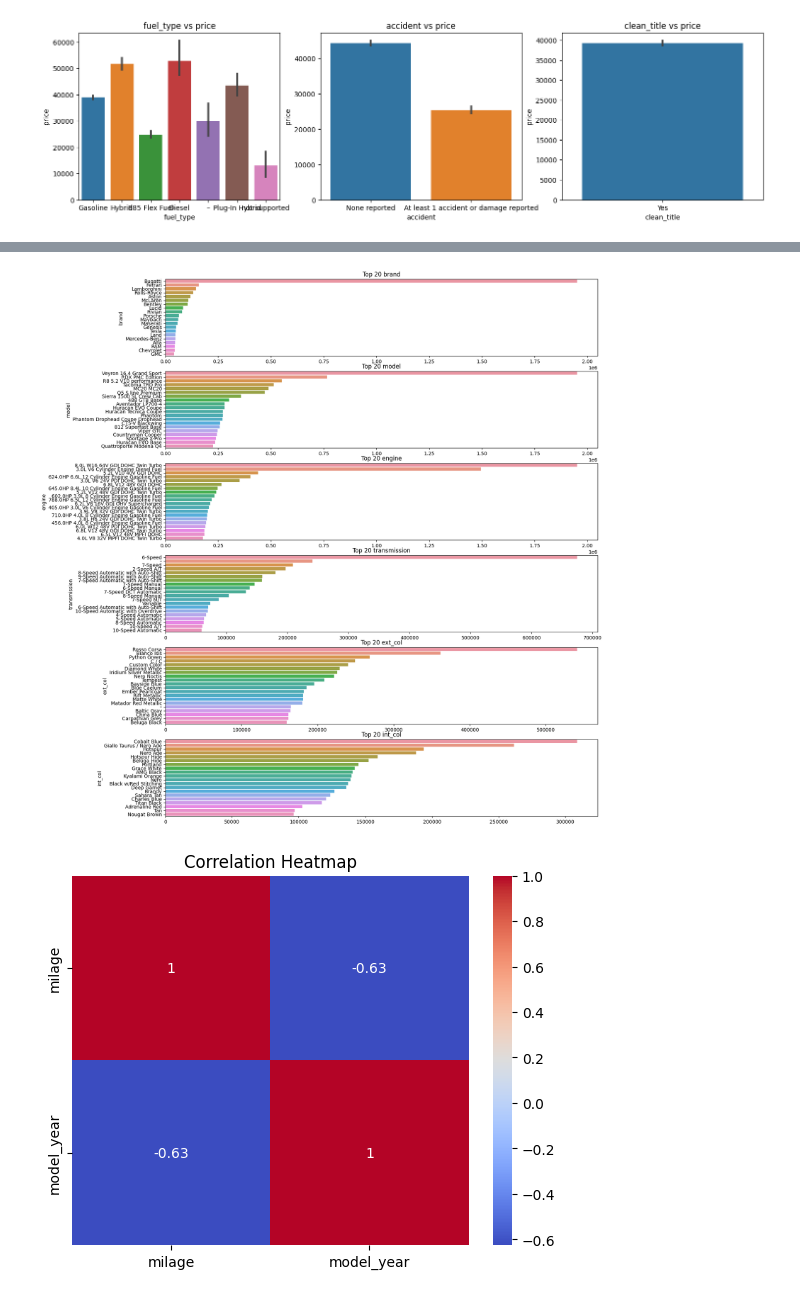
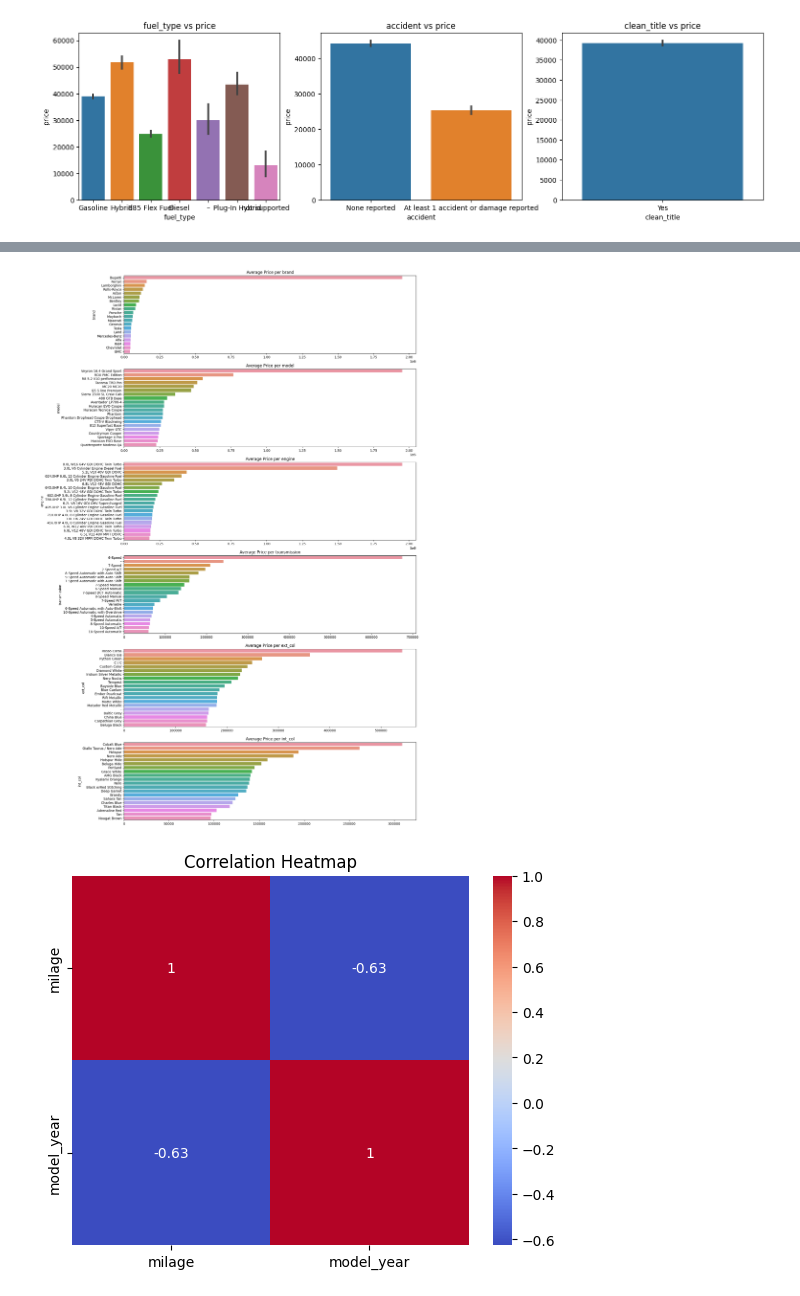
Before and after one commit to SiegfredLorelle/kagglex-car-price-prediction, a Jupyter notebook: kagglex-car-price.ipynb, the cells around one changed output, grey strips where cells are left out. Drawn from its saved outputs; the diff is of its cells as text; code cells hidden in the pictures.

```diff
--- a/kagglex-car-price.ipynb
+++ b/kagglex-car-price.ipynb
@@ -205,12 +208,12 @@ for index, feature in enumerate(categorical_many_unique_features, start=1):
 # %%
-plt.figure(figsize=(16, 20))
+plt.figure(figsize=(16, 30))
 for index, feature in enumerate(categorical_many_unique_features, start=1):
     feature_mean = df.groupby(feature)["price"].mean().sort_values(ascending=False).head(20)
     plt.subplot(6, 1, index)
     sns.barplot(x=feature_mean.values, y=feature_mean.index)
-    plt.title(f"Top 20 {feature}")
+    plt.title(f"Average Price per {feature}")
 # %% [output]
-[figure, old version]
+[figure, new version]
 # %%
 # Plot heatmap
 correlation_matrix = df[numerical_features].corr()
```
Also changed, not shown: parts of 13 cells of this notebook.
